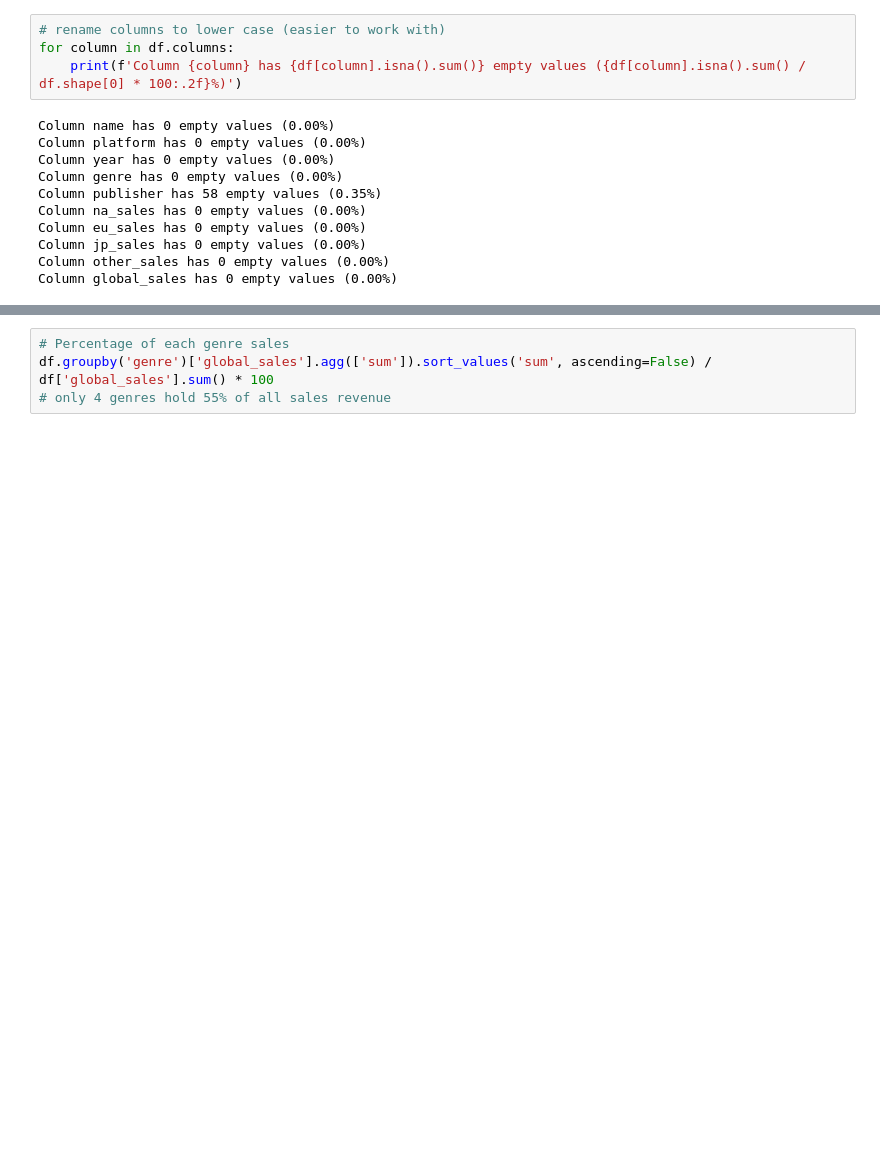
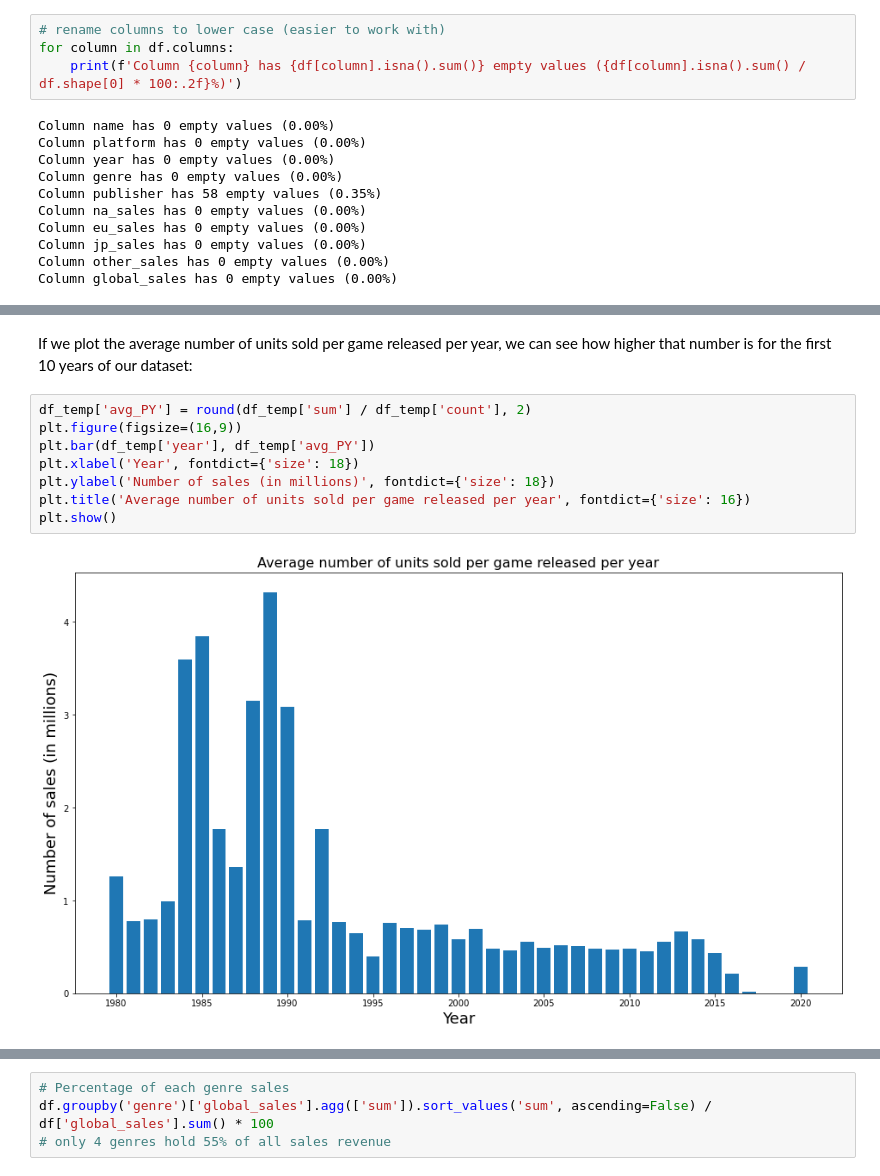
Before and after one commit to 3kleo/Video-Game-Sales-Analysis, a Jupyter notebook: notebook.ipynb, the cells around one changed output, grey strips where cells are left out. Cells and saved outputs as stored; diff of their text form; blank space fills up the shorter version.

```diff
--- a/notebook.ipynb
+++ b/notebook.ipynb
@@ -137,0 +164,12 @@ df.groupby('name')[['name', 'global_sales']].sum().sort_values('global_sales', a
+# %% [markdown]
+If we plot the average number of units sold per game released per year, we can see how higher that number is for the first 10 years of our dataset:
+# %%
+df_temp['avg_PY'] = round(df_temp['sum'] / df_temp['count'], 2)
+plt.figure(figsize=(16,9))
+plt.bar(df_temp['year'], df_temp['avg_PY'])
+plt.xlabel('Year', fontdict={'size': 18})
+plt.ylabel('Number of sales (in millions)', fontdict={'size': 18})
+plt.title('Average number of units sold per game released per year', fontdict={'size': 16})
+plt.show()
+# %% [output]
+[figure, added]
```
Also changed, not shown: parts of 23 cells of this notebook.
